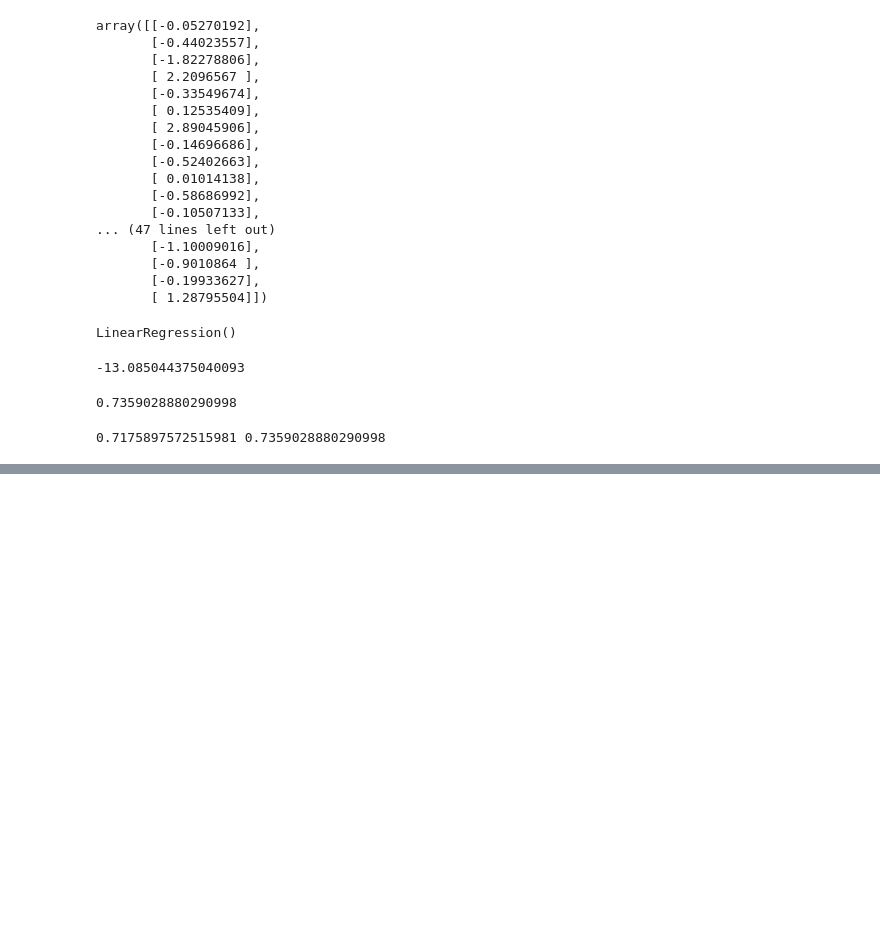
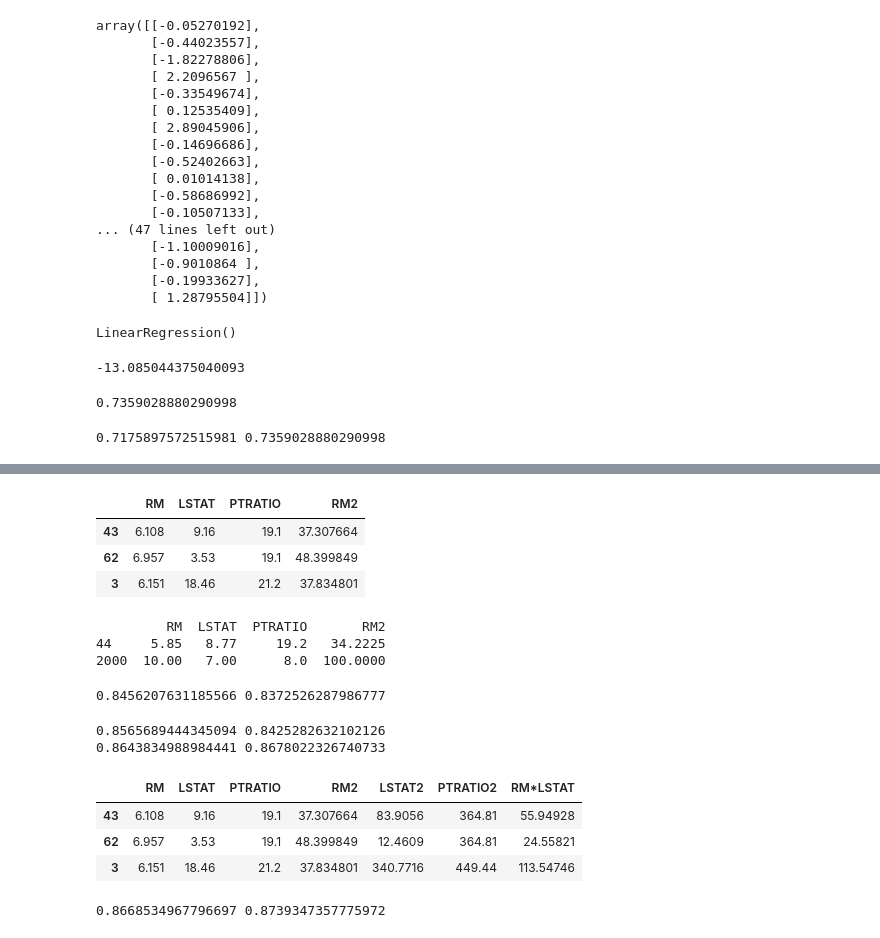
Before and after one commit to appdevelopmentworks/ai-ml-lesson, a Jupyter notebook: 08住宅の平均価格の予測.ipynb, the cells around one changed output, grey strips where cells are left out. Cells and saved outputs as stored; diff of their text form; code cells hidden in the pictures; blank space fills up the shorter version.

```diff
--- a/08住宅の平均価格の予測.ipynb
+++ b/08住宅の平均価格の予測.ipynb
@@ -276,3 +332,12 @@ s1, s2 = learn(x, t)
 print(s1, s2)
 # %% [output]
 0.7175897572515981 0.7359028880290998
+# %%
+#特徴量４つで検証（相関係数の大きい方から）
+x = train_val3.loc[:,['RM','LSTAT','PTRATIO','INDUS']]
+#目的変数
+t = train_val3[['PRICE']]
+#学習し精度を求める
+s1, s2 = learn(x, t)
+#結果表示
+print(s1, s2)
@@ -278,0 +362,61 @@ print(s1, s2)
+# %%
+#RMの2乗列を追加
+x['RM2'] = x['RM']**2
+#INDUS列を削除
+x = x.drop('INDUS', axis=1)
+#先頭3行表示
+x.head(3)
+# %% [output]
+|  | RM | LSTAT | PTRATIO | RM2 |
+| 43 | 6.108 | 9.16 | 19.1 | 37.307664 |
+| 62 | 6.957 | 3.53 | 19.1 | 48.399849 |
+| 3 | 6.151 | 18.46 | 21.2 | 37.834801 |
+# %%
+#行の追加テスト（インデックス2000）
+x.loc[2000] = [10, 7, 8, 100]
+#表示
+print(x.tail(2))
+#この後の分析に使わないため削除
+x = x.drop(2000, axis=0)
+# %% [output]
+         RM  LSTAT  PTRATIO       RM2
+44     5.85   8.77     19.2   34.2225
+2000  10.00   7.00      8.0  100.0000
+# %%
+#RM2乗列を追加したデータセットで再度学習
+s1, s2 = learn(x, t)
+print(s1, s2)
+# %% [output]
+0.8456207631185566 0.8372526287986777
+# %%
+#LSTATの2乗列を追加
+x['LSTAT2'] = x['LSTAT']**2
+#学習し精度求める
+s1, s2 = learn(x, t)
+#表示
+print(s1, s2)
+#PTRATIOの2乗列を追加
+x['PTRATIO2'] = x['PTRATIO']**2
+#学習し精度求める
+s1, s2 = learn(x, t)
+#表示
+print(s1, s2)
+# %% [output]
+0.8565689444345094 0.8425282632102126
+0.8643834988984441 0.8678022326740733
+# %%
+#RMとLSTATを掛けた列を追加
+x['RM*LSTAT'] = x['RM'] * x['LSTAT']
+x.head(3)
+# %% [output]
+|  | RM | LSTAT | PTRATIO | RM2 | LSTAT2 | PTRATIO2 | RM*LSTAT |
+| 43 | 6.108 | 9.16 | 19.1 | 37.307664 | 83.9056 | 364.81 | 55.94928 |
+| 62 | 6.957 | 3.53 | 19.1 | 48.399849 | 12.4609 | 364.81 | 24.55821 |
+| 3 | 6.151 | 18.46 | 21.2 | 37.834801 | 340.7716 | 449.44 | 113.54746 |
+# %%
+#学習して精度算出
+s1, s2 = learn(x, t)
+#表示
+print(s1, s2)
+# %% [output]
+0.8668534967796697 0.8739347357775972
```
Also changed, not shown: parts of 39 cells of this notebook, 4 other files.
